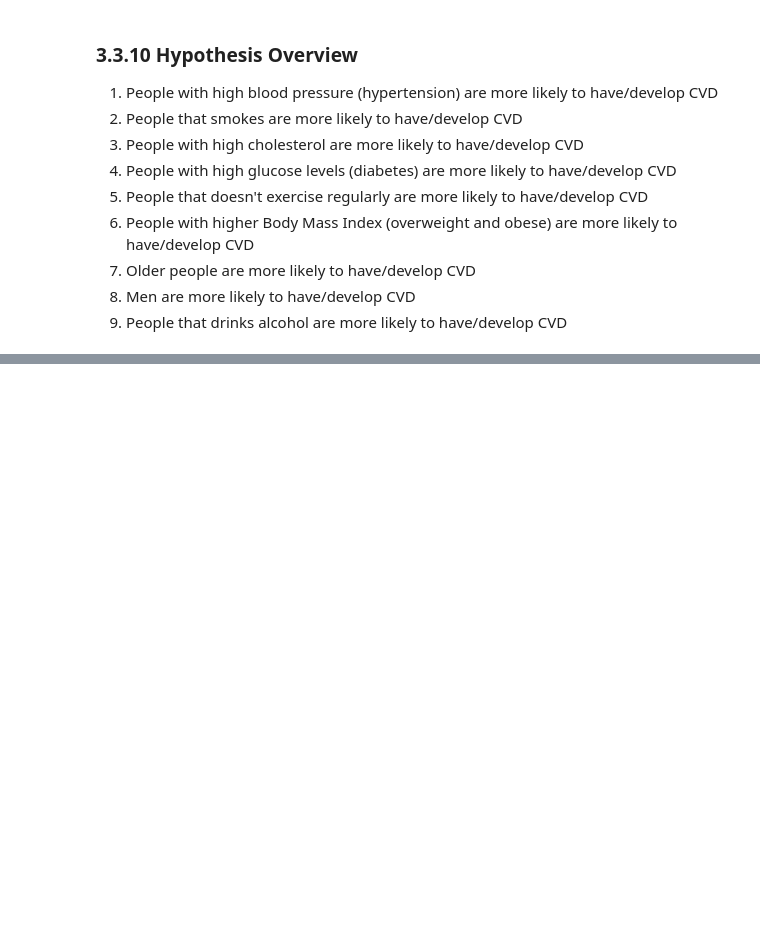
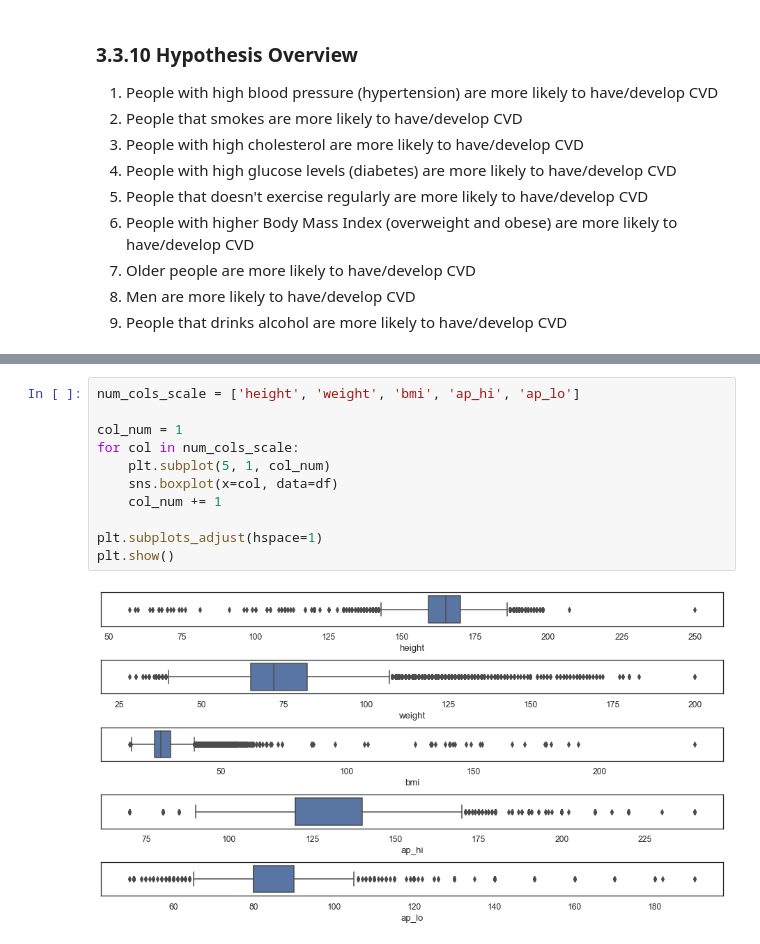
Before and after one commit to henriqueumeda/cardio-catch-diseases, a Jupyter notebook: Cardio Catch Diseases.ipynb, the cells around one changed output, grey strips where cells are left out. Cells and saved outputs as stored; diff of their text form; blank space fills up the shorter version.

```diff
--- a/Cardio Catch Diseases.ipynb
+++ b/Cardio Catch Diseases.ipynb
@@ -910,0 +1005,13 @@ df_hypothesis
+# %%
+num_cols_scale = ['height', 'weight', 'bmi', 'ap_hi', 'ap_lo']
+
+col_num = 1
+for col in num_cols_scale:
+    plt.subplot(5, 1, col_num)
+    sns.boxplot(x=col, data=df)
+    col_num += 1
+
+plt.subplots_adjust(hspace=1)
+plt.show()
+# %% [output]
+[figure, added]
```
Also changed, not shown: parts of 91 cells of this notebook.
